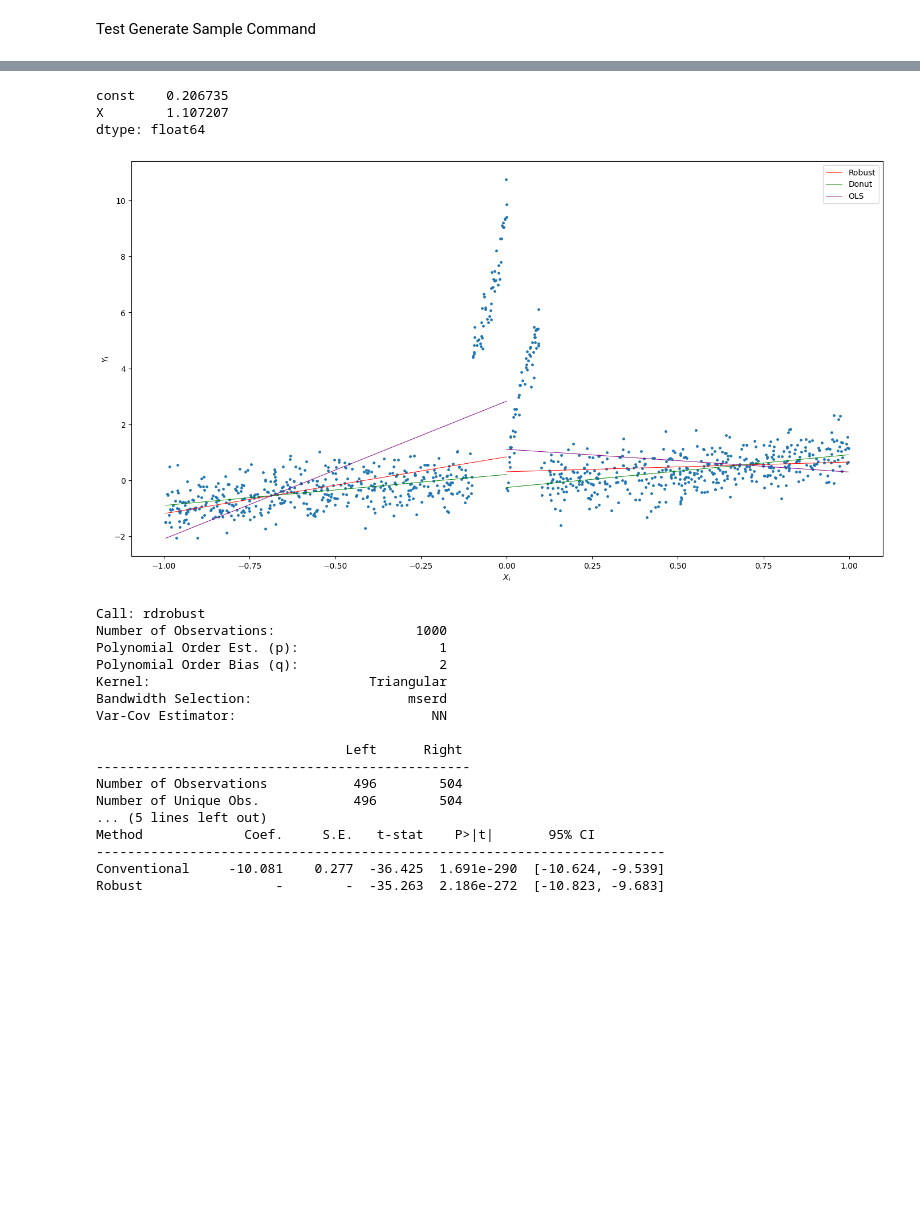
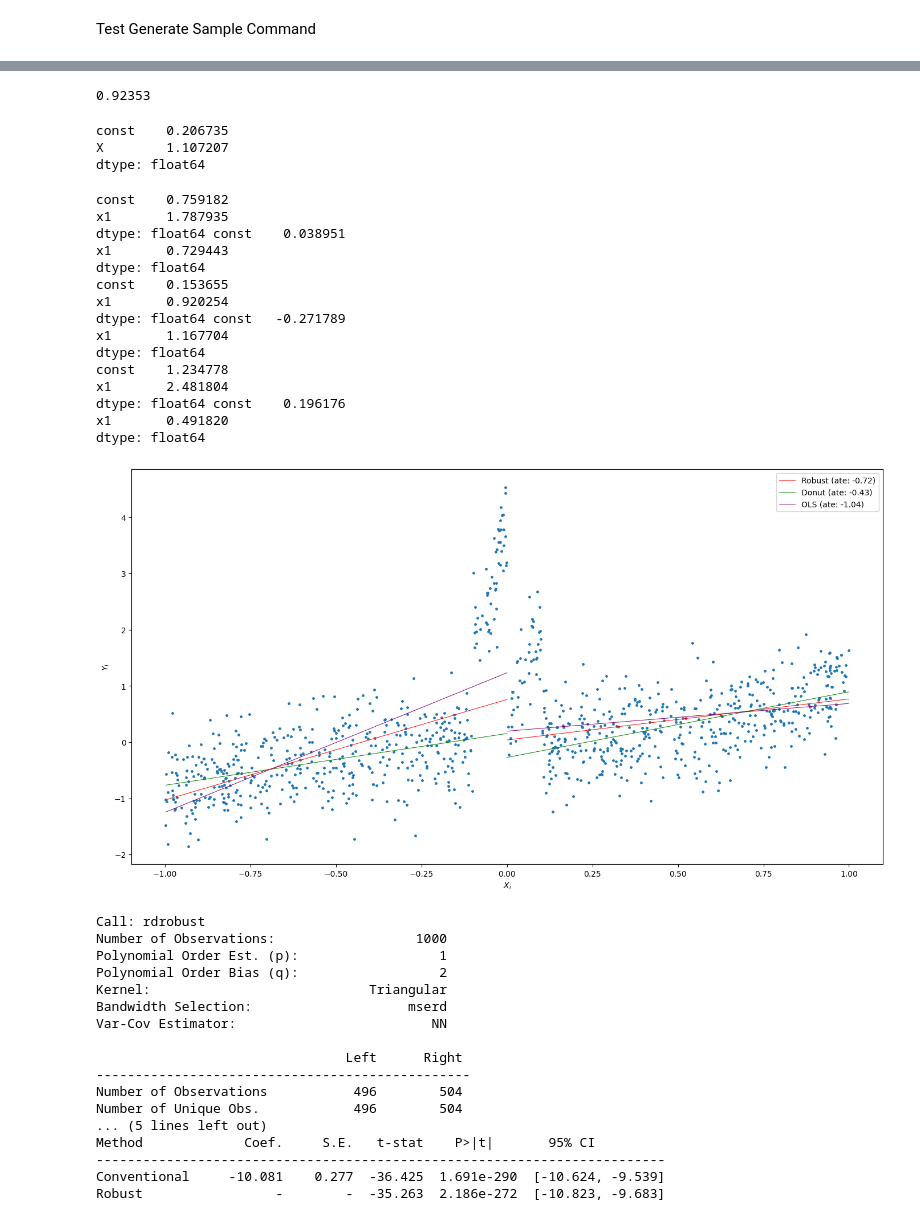
Before and after one commit to FranciscoPortilha/BSc2-Thesis---Robust-RDD, a Jupyter notebook: dev.ipynb, the cells around one changed output, grey strips where cells are left out. Drawn from its saved outputs; the diff is of its cells as text; code cells hidden in the pictures; blank space fills up the shorter version.

```diff
--- a/dev.ipynb
+++ b/dev.ipynb
@@ -337,22 +337,29 @@ sample = genSample('Noack',1000,L=500,printPlot=True)
 # %%
-def genIntercept(X, intercept=False):
+def genExog(sample, intercept=False):
+    exog = sample.copy()
+    exog = exog.drop('Y',axis='columns')
+    exog = exog.drop('T',axis='columns')
+
     if (intercept == True):
-        X = sm.add_constant(X)
+        exog = sm.add_constant(exog)
     else:
-        X = X
-    return X
+        exog = sample.copy()
+
+    return exog
 
 def fit(name, sample, intercept, cutoff=0):
-    X = genIntercept(sample.X,intercept)
+    exog = genExog(sample,intercept)
 
     if (name == 'Robust'):
-        res = sm.RLM(sample.Y,X)
-    if (name == 'OLS'):
-        res = sm.OLS(sample.Y,X)
-    if (name == 'Donut'):
+        res = sm.RLM(sample.Y,exog.to_numpy(),)
+    elif (name == 'OLS'):
+        res = sm.OLS(sample.Y,exog.to_numpy())
+    elif (name == 'Donut'):
         sample = sample.loc[np.abs(sample.X-cutoff)>=0.1]
-        X = genIntercept(sample.X,intercept)
-        res = sm.OLS(sample.Y,X)
+        exog = genExog(sample,intercept)
+        res = sm.OLS(sample.Y,exog.to_numpy())
+    else:
+        return NameError('Type of GDP is not recognised')
 
     res = res.fit()
     return res.params
@@ -363,15 +370,21 @@ def splitFit (name,sample,cutoff,intercept):
     sample_above = sample.loc[sample.X>cutoff]
     params_below = fit(name, sample_below,intercept=True)
     params_above = fit(name, sample_above,intercept=True)
+    print(params_below, params_above)
     return params_below, params_above
 
 def plotSplitFitComparison(sample, cutoff, name1, name2="", name3=""):
     # Fit regressions
     params1_below, params1_above  = splitFit(name1,sample, cutoff, True)
+    tau1 =  params1_above.iloc[0] - params1_below.iloc[0]
     if name2 != "":
         params2_below, params2_above = splitFit(name2,sample, cutoff, True)
+        tau2 =  params2_above.iloc[0] - params2_below.iloc[0]
+
     if name3 != "":
         params3_below, params3_above = splitFit(name3,sample, cutoff, True)
+        tau3 =  params3_above.iloc[0] - params3_below.iloc[0]
+
 
     # Plot scatter observations
     plt.figure(figsize=[17,9])
@@ -383,16 +396,20 @@ def plotSplitFitComparison(sample, cutoff, name1, name2="", name3=""):
     x_below = np.linspace(min(sample.X),cutoff,100)
     x_above = np.linspace(cutoff,max(sample.X),100)
     plt.plot(x_below,params1_below.iloc[0]+params1_below.iloc[1]*x_below, color ='r', linewidth=0.7)
-    plt.plot(x_above,params1_above.iloc[0]+params1_above.iloc[1]*x_above, color ='r', linewidth=0.7, label=name1)
+    plt.plot(x_above,params1_above.iloc[0]+params1_above.iloc[1]*x_above, color ='r', linewidth=0.7, label=name1+' (ate: '+str(round(tau1,2))+')')
 
     if name2 != "":
         plt.plot(x_below,params2_below.iloc[0]+params2_below.iloc[1]*x_below, color ='g', linewidth=0.7)
-        plt.plot(x_above,params2_above.iloc[0]+params2_above.iloc[1]*x_above, color ='g', linewidth=0.7, label=name2)
+        plt.plot(x_above,params2_above.iloc[0]+params2_above.iloc[1]*x_above, color ='g', linewidth=0.7, label=name2+' (ate: '+str(round(tau2,2))+')')
     if name3 != "":
         plt.plot(x_below,params3_below.iloc[0]+params3_below.iloc[1]*x_below, color ='purple', linewidth=0.7)
-        plt.plot(x_above,params3_above.iloc[0]+params3_above.iloc[1]*x_above, color ='purple', linewidth=0.7, label=name3)
+        plt.plot(x_above,params3_above.iloc[0]+params3_above.iloc[1]*x_above, color ='purple', linewidth=0.7, label=name3+' (ate: ' +str(round(tau3,2))+')')
 
     plt.legend()
+# %%
+round(0.9235346787599999,5)
+# %% [output]
+0.92353
 # %%
 sample_below = sample.loc[sample.X<=0]
 params_below = fit('Donut', sample_below,True)
@@ -402,10 +419,27 @@ params_below
 const    0.206735
 X        1.107207
 dtype: float64
-# %%
-plotSplitFitComparison(sample,0,'Robust','Donut', 'OLS')
-# %% [output]
-[figure, removed]
+# %%
+sample = genSample('Noack',1000,L=200,printPlot=False)
+#sample['Xsq'] = sample.X**2
+plotSplitFitComparison(sample,0,'Robust','Donut','OLS')
+# %% [output]
+const    0.759182
+x1       1.787935
+dtype: float64 const    0.038951
+x1       0.729443
+dtype: float64
+const    0.153655
+x1       0.920254
+dtype: float64 const   -0.271789
+x1       1.167704
+dtype: float64
+const    1.234778
+x1       2.481804
+dtype: float64 const    0.196176
+x1       0.491820
+dtype: float64
+[figure, added]
 # %%
 rdrobust(sample.Y,sample.X,p=1)
 # %% [output]
```
Also changed, not shown: parts of 1 cell of this notebook.
